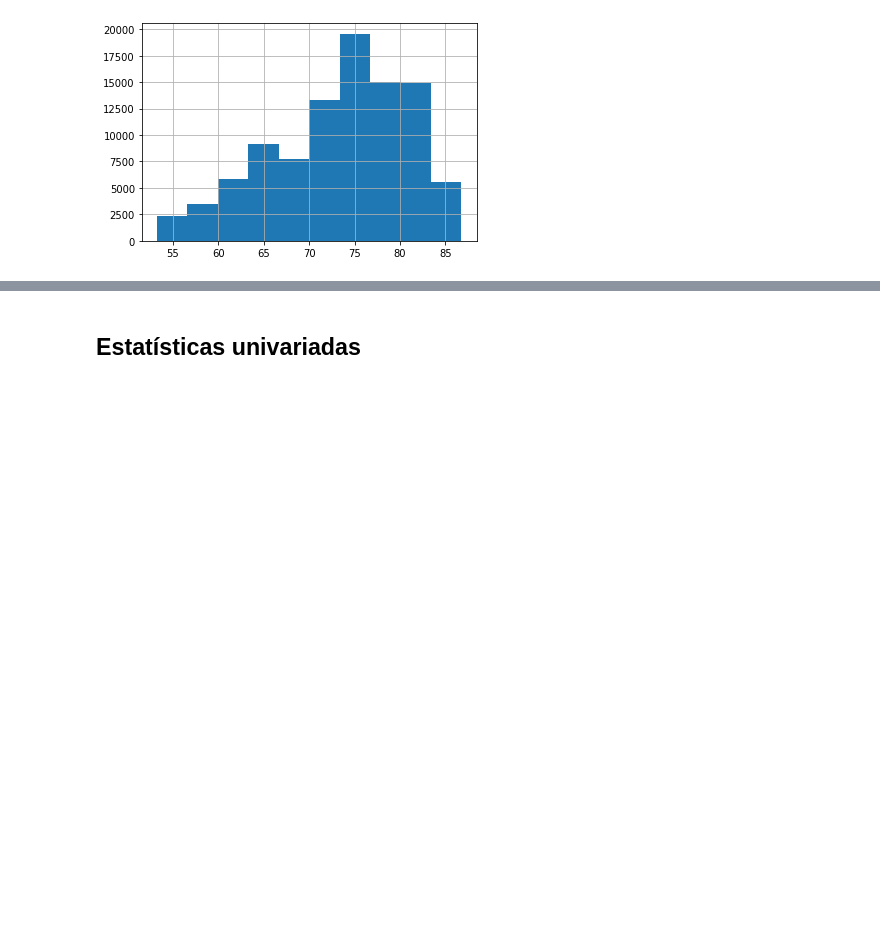
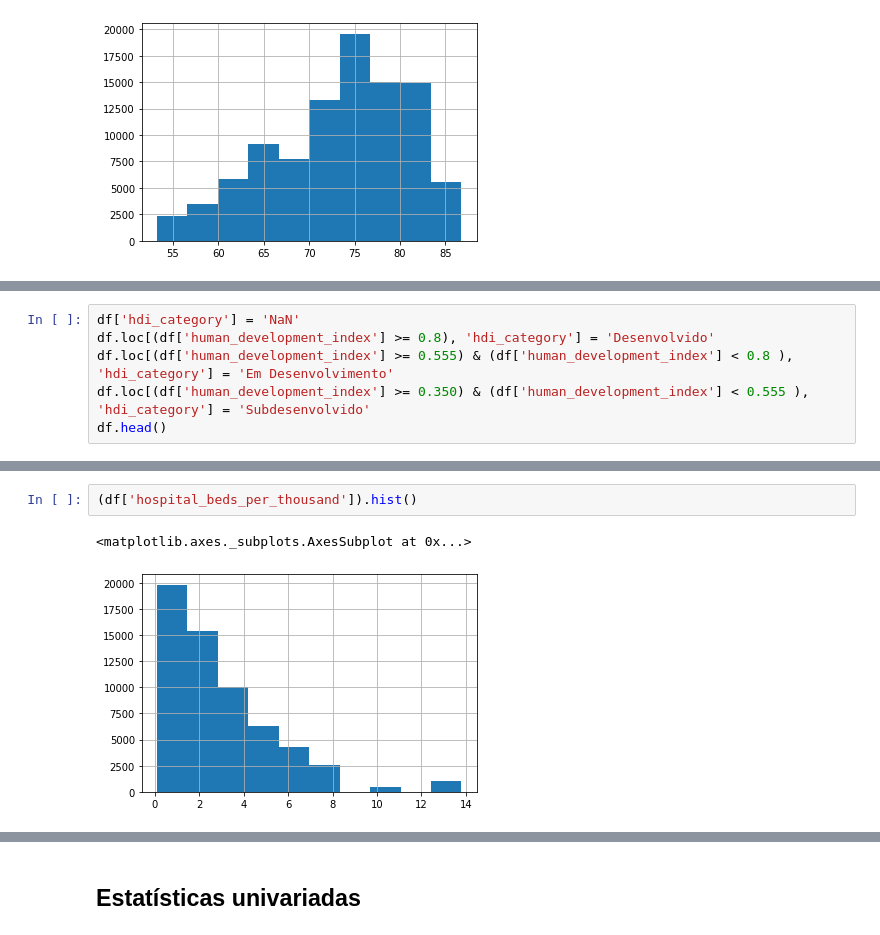
Before and after one commit to lluk4z/IF697-CienciaDeDados, a Jupyter notebook: Projeto01.ipynb, the cells around one changed output, grey strips where cells are left out. Saved outputs shown, nothing was run; the diff lists cells and outputs as text; blank space fills up the shorter version.

```diff
--- a/Projeto01.ipynb
+++ b/Projeto01.ipynb
@@ -69,0 +80,6 @@ df[df['log_total_deaths'] > 0]['log_total_deaths'].hist()
+# %%
+df['hdi_category'] = 'NaN'
+df.loc[(df['human_development_index'] >= 0.8), 'hdi_category'] = 'Desenvolvido'
+df.loc[(df['human_development_index'] >= 0.555) & (df['human_development_index'] < 0.8 ), 'hdi_category'] = 'Em Desenvolvimento'
+df.loc[(df['human_development_index'] >= 0.350) & (df['human_development_index'] < 0.555 ), 'hdi_category'] = 'Subdesenvolvido'
+df.head()
@@ -69,0 +93,5 @@ df[df['log_total_deaths'] > 0]['log_total_deaths'].hist()
+# %%
+(df['hospital_beds_per_thousand']).hist()
+# %% [output]
+<matplotlib.axes._subplots.AxesSubplot at 0x...>
+[figure, added]
```
Also changed, not shown: parts of 12 cells of this notebook.
